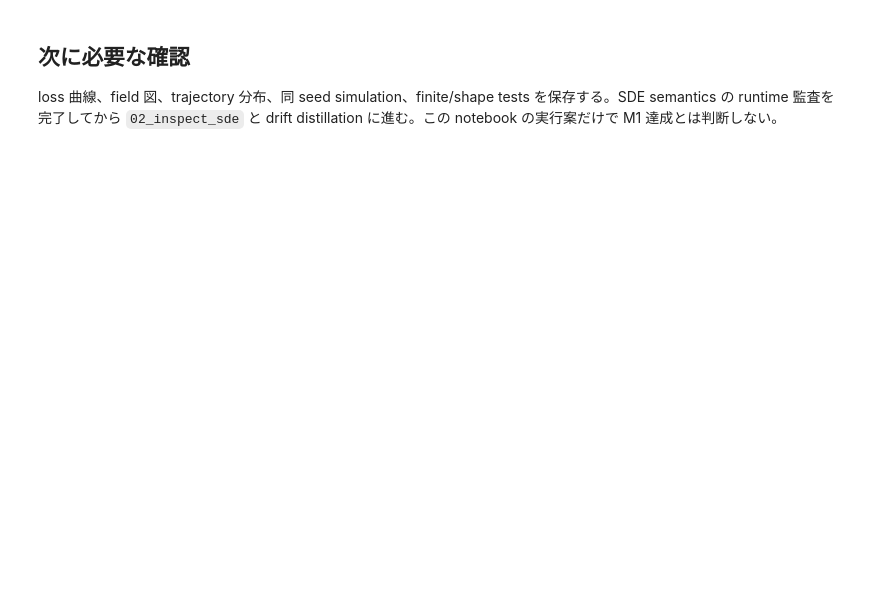
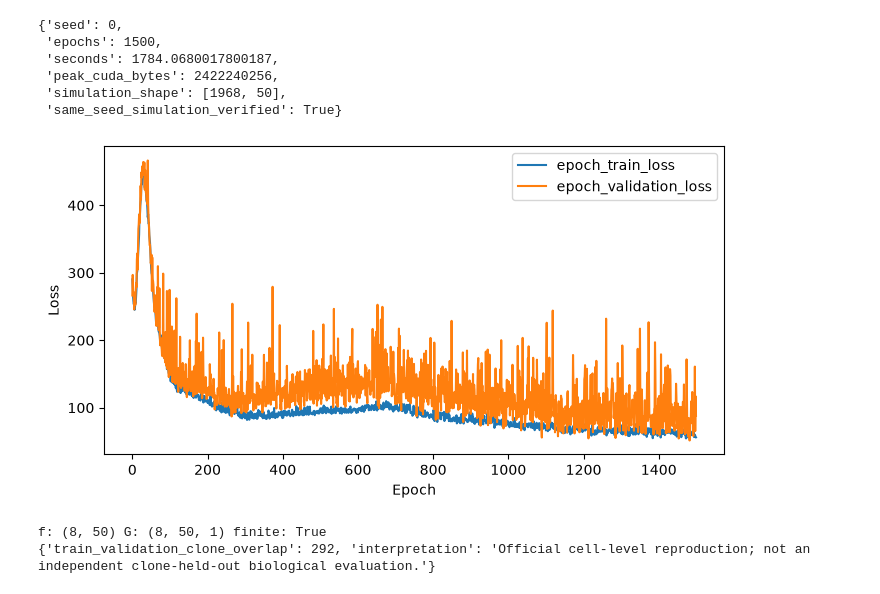
Before and after one commit to blabo25226/bio_sdemodel_practice, a Jupyter notebook: notebooks/01_scdiffeq_baseline.ipynb, the cells around one changed output. Drawn from its saved outputs; the diff is of its cells as text; code cells hidden in the pictures; blank space fills up the shorter version.

```diff
--- a/notebooks/01_scdiffeq_baseline.ipynb
+++ b/notebooks/01_scdiffeq_baseline.ipynb
@@ -79,4 +10,30 @@ print(adata_sim)
-# %% [markdown]
-## 次に必要な確認
-
-loss 曲線、field 図、trajectory 分布、同 seed simulation、finite/shape tests を保存する。SDE semantics の runtime 監査を完了してから `02_inspect_sde` と drift distillation に進む。この notebook の実行案だけで M1 達成とは判断しない。
+# %%
+run=json.loads(Path('outputs/baseline/official/runtime.json').read_text())
+{k:run[k] for k in ('seed','epochs','seconds','peak_cuda_bytes','simulation_shape','same_seed_simulation_verified')}
+# %% [output]
+{'seed': 0,
+ 'epochs': 1500,
+ 'seconds': 1784.0680017800187,
+ 'peak_cuda_bytes': 2422240256,
+ 'simulation_shape': [1968, 50],
+ 'same_seed_simulation_verified': True}
+# %%
+import pandas as pd,matplotlib.pyplot as plt
+metrics=pd.read_csv('outputs/baseline/official/metrics_export.csv')
+fig,ax=plt.subplots(figsize=(8,4))
+for key in ('epoch_train_loss','epoch_validation_loss'):
+    clean=metrics[['epoch',key]].dropna();ax.plot(clean.epoch,clean[key],label=key)
+ax.set(xlabel='Epoch',ylabel='Loss');ax.legend();plt.show()
+# %% [output]
+[figure, added]
+# %%
+from src.teacher import TeacherSDE,simulate_sde
+import numpy as np
+teacher=TeacherSDE(Path('outputs/baseline/official/teacher.ckpt'))
+x=np.load('outputs/distillation/observed_states.npy')[:8]
+f,g=teacher.evaluate(x)
+print('f:',f.shape,'G:',g.shape,'finite:',np.isfinite(f).all() and np.isfinite(g).all())
+print(json.loads(Path('outputs/baseline/official/split_audit.json').read_text()))
+# %% [output]
+f: (8, 50) G: (8, 50, 1) finite: True
+{'train_validation_clone_overlap': 292, 'interpretation': 'Official cell-level reproduction; not an independent clone-held-out biological evaluation.'}
```
Also changed, not shown: parts of 12 cells of this notebook, 20 other files.
